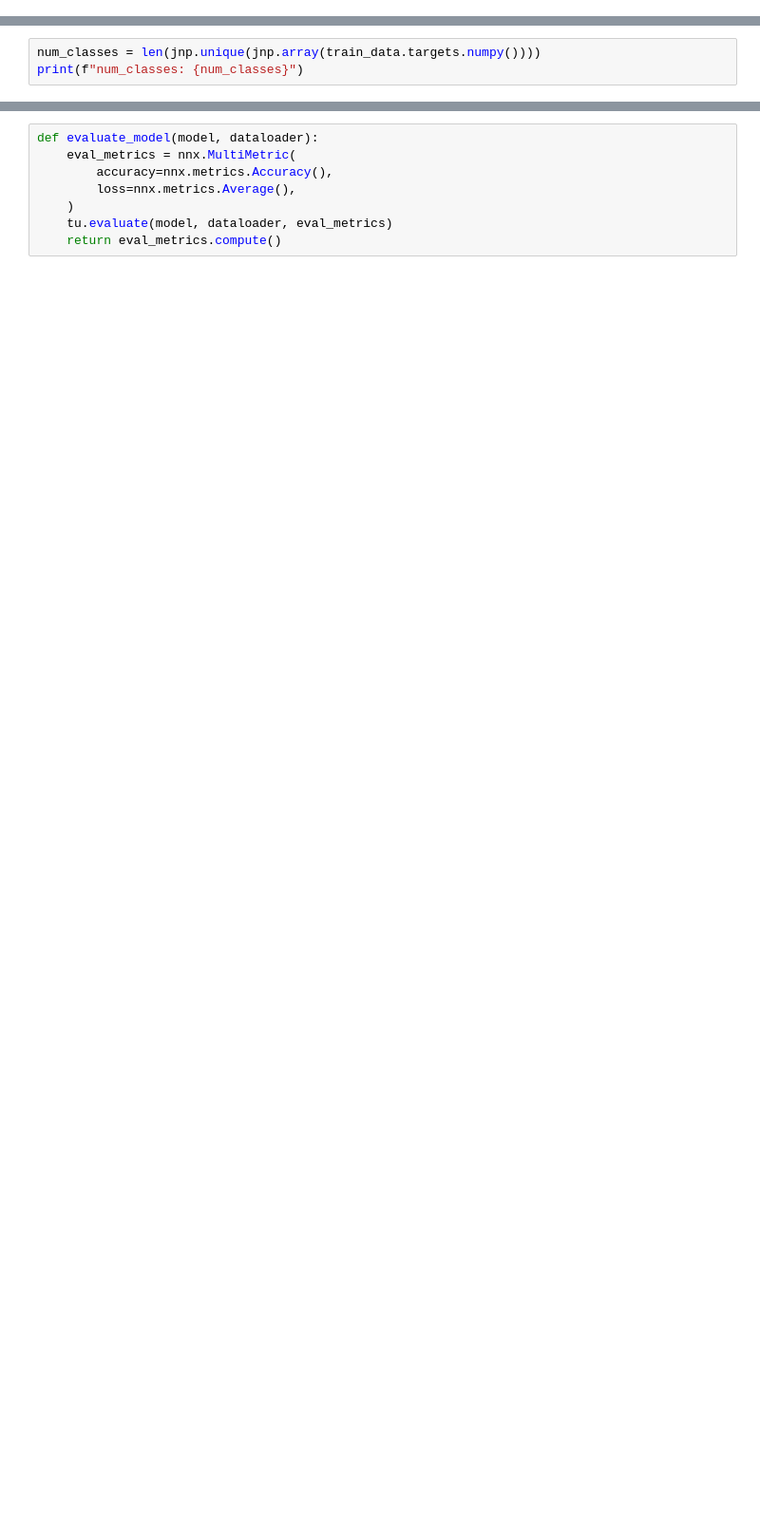
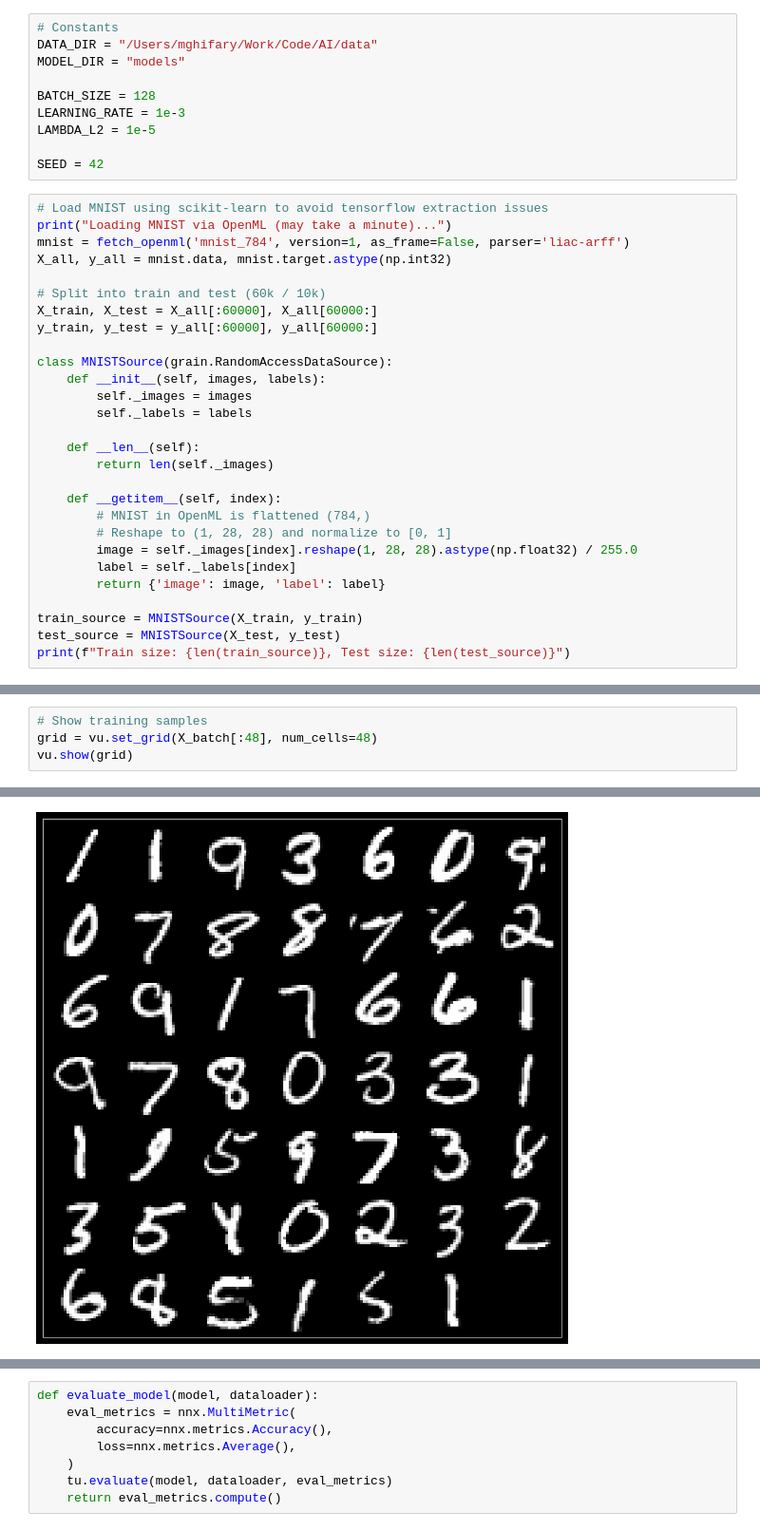
Before and after one commit to ghif/IF5281, a Jupyter notebook: jax/2-mlp/4-image-classification.ipynb, the cells around one changed output, grey strips where cells are left out. Shown at 95% size. Drawn from its saved outputs; the diff is of its cells as text; blank space fills up the shorter version.

Commit message:
modified image classification

```diff
--- a/jax/2-mlp/4-image-classification.ipynb
+++ b/jax/2-mlp/4-image-classification.ipynb
@@ -51,0 +40,38 @@ test_data = datasets.MNIST(
+# %%
+# Constants
+DATA_DIR = "/Users/mghifary/Work/Code/AI/data"
+MODEL_DIR = "models"
+
+BATCH_SIZE = 128
+LEARNING_RATE = 1e-3
+LAMBDA_L2 = 1e-5
+
+SEED = 42
+# %%
+# Load MNIST using scikit-learn to avoid tensorflow extraction issues
+print("Loading MNIST via OpenML (may take a minute)...")
+mnist = fetch_openml('mnist_784', version=1, as_frame=False, parser='liac-arff')
+X_all, y_all = mnist.data, mnist.target.astype(np.int32)
+
+# Split into train and test (60k / 10k)
+X_train, X_test = X_all[:60000], X_all[60000:]
+y_train, y_test = y_all[:60000], y_all[60000:]
+
+class MNISTSource(grain.RandomAccessDataSource):
+    def __init__(self, images, labels):
+        self._images = images
+        self._labels = labels
+
+    def __len__(self):
+        return len(self._images)
+
+    def __getitem__(self, index):
+        # MNIST in OpenML is flattened (784,)
+        # Reshape to (1, 28, 28) and normalize to [0, 1]
+        image = self._images[index].reshape(1, 28, 28).astype(np.float32) / 255.0
+        label = self._labels[index]
+        return {'image': image, 'label': label}
+
+train_source = MNISTSource(X_train, y_train)
+test_source = MNISTSource(X_test, y_test)
+print(f"Train size: {len(train_source)}, Test size: {len(test_source)}")
@@ -52,3 +157,5 @@ test_data = datasets.MNIST(
 # %%
-num_classes = len(jnp.unique(jnp.array(train_data.targets.numpy())))
-print(f"num_classes: {num_classes}")
+# Show training samples
+grid = vu.set_grid(X_batch[:48], num_cells=48)
+vu.show(grid)
+# %% [output]
@@ -54,0 +163 @@ print(f"num_classes: {num_classes}")
+[figure, added]
```
Also changed, not shown: parts of 24 cells of this notebook, 2 other files.
